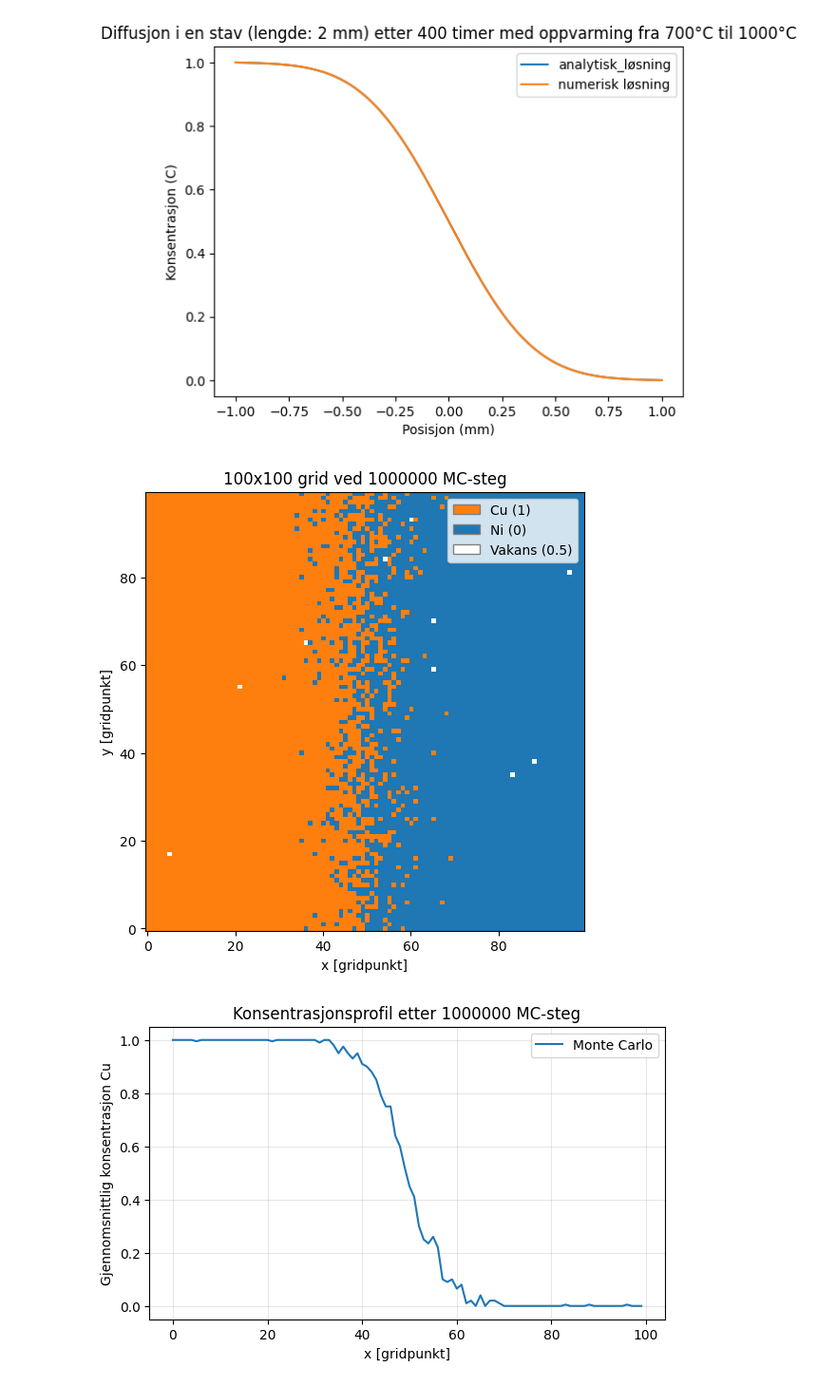
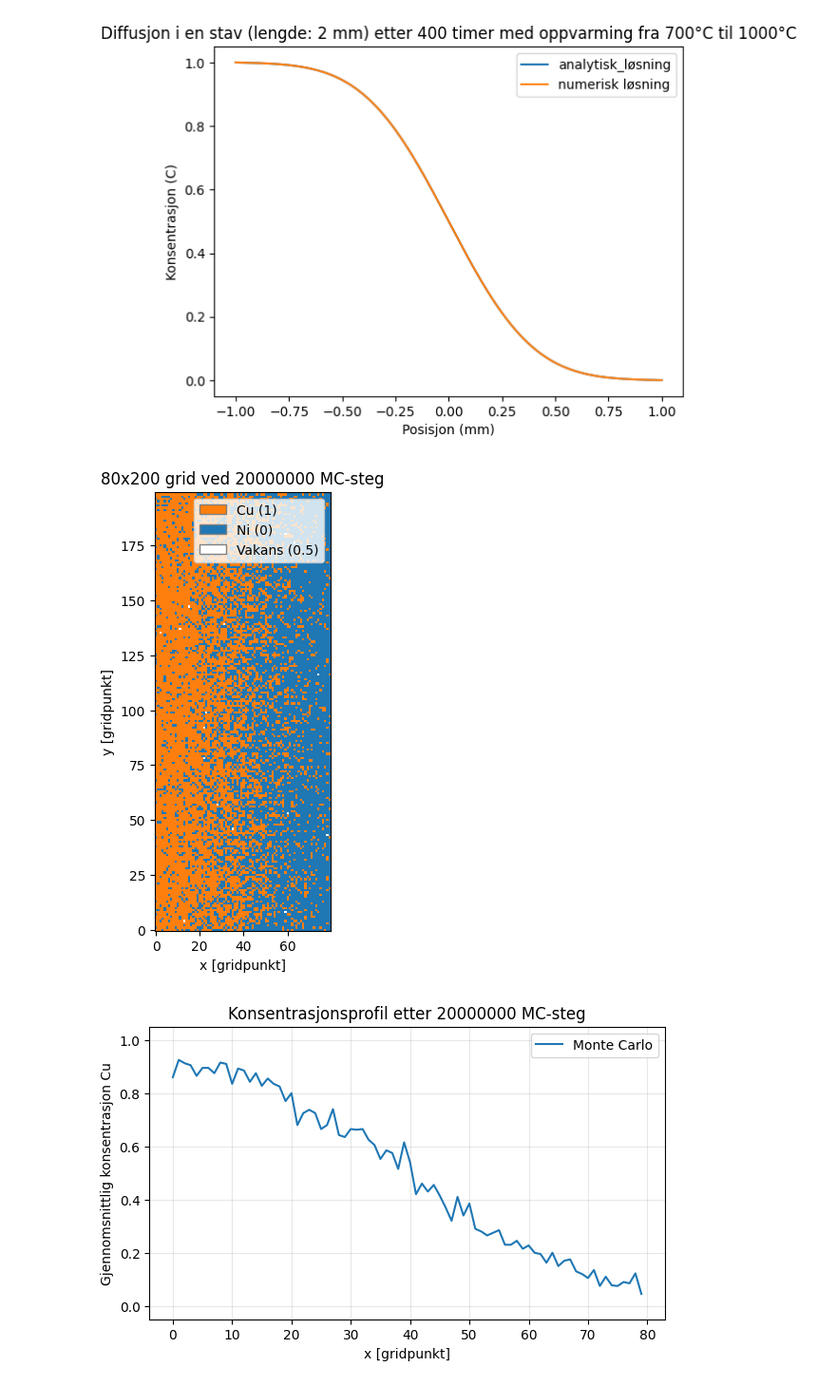
Before and after one commit to hedkjel/TMA4260-Project1, a Jupyter notebook: Isak prosjekt 1.ipynb, the cells around one changed output. Shown: that part at 95% size. Drawn from its saved outputs; the diff is of its cells as text; code cells hidden in the pictures.

```diff
--- a/Isak prosjekt 1.ipynb
+++ b/Isak prosjekt 1.ipynb
@@ -197,10 +308,10 @@ plt.show()
 #Monte carlo tilnærming for å finne ficks første lov gjennom vakanser
 
 #----------- Parametere -----------------
-x_grid = 100
-y_grid = 100
-Monte_carlo_steg = 1e6
-volum_vakans = 0.1 # prosent
+x_grid = 80
+y_grid = 200
+Monte_carlo_steg = 2e7
+volum_vakans = 0.5 # prosent
 
 Monte_carlo_steg = int(Monte_carlo_steg)
 volum_vakans = volum_vakans/100
@@ -242,32 +353,32 @@ Grid = Monte_carlo_diff(Grid, Monte_carlo_steg)
 from matplotlib.colors import ListedColormap, BoundaryNorm
 from matplotlib.patches import Patch
 
 # 0 = Ni (blaa), 0.5 = vakans (hvit), 1 = Cu (oransje)
 farger = ListedColormap(['tab:blue', 'white', 'tab:orange'])
 # grensene legges mellom verdiene, saa hver verdi faar sin egen farge
 norm = BoundaryNorm([-0.25, 0.25, 0.75, 1.25], farger.N)
 
 plt.figure(figsize=(6, 6))
 plt.imshow(Grid.T, cmap=farger, norm=norm, origin='lower', interpolation='nearest')
 plt.xlabel('x [gridpunkt]')
 plt.ylabel('y [gridpunkt]')
 plt.title(f'{x_grid}x{y_grid} grid ved {Monte_carlo_steg} MC-steg')
 plt.legend(handles=[Patch(facecolor='tab:orange', edgecolor='grey', label='Cu (1)'),Patch(facecolor='tab:blue', edgecolor='grey', label='Ni (0)'),Patch(facecolor='white', edgecolor='grey', label='Vakans (0.5)')],loc='upper right')
 plt.show()
 
 #------------- Gjennomsnittskonsentrasjon per x-posisjon --------
 # snittet over alle y for hver x, dvs. np.mean(Grid[i,:]) for i = 0..x_grid-1
 snitt = Grid.mean(axis=1)
 
 plt.figure(figsize=(7, 4))
 plt.plot(np.arange(x_grid), snitt, label='Monte Carlo')
 plt.xlabel('x [gridpunkt]')
 plt.ylabel('Gjennomsnittlig konsentrasjon Cu')
 plt.title(f'Konsentrasjonsprofil etter {Monte_carlo_steg} MC-steg')
 plt.ylim(-0.05, 1.05)
 plt.grid(alpha=0.3)
 plt.legend()
 plt.show()
 # %% [output]
-[figure, old version]
+[figure, new version]
-[figure, old version]
+[figure, new version]
```
Also changed, not shown: parts of 8 cells of this notebook, 1 other file.
